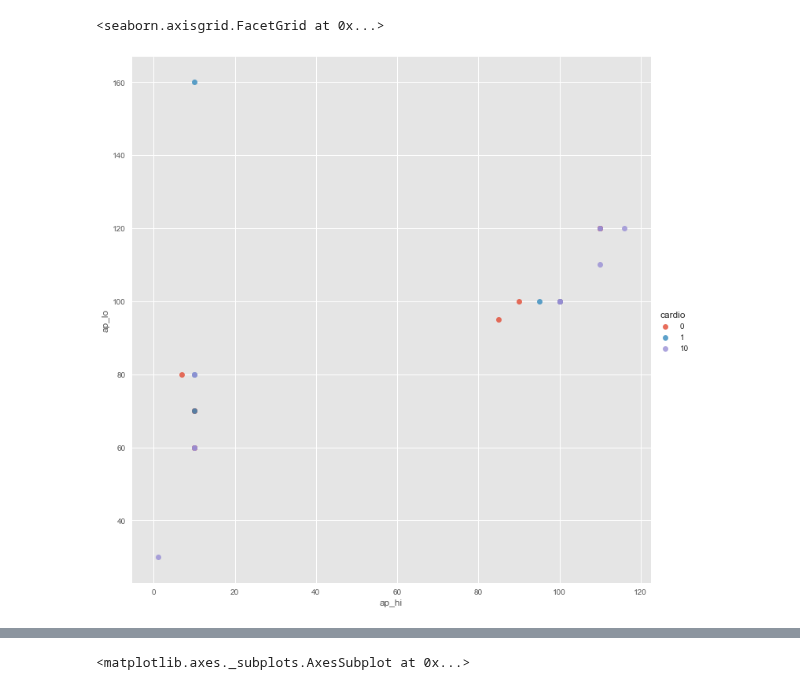
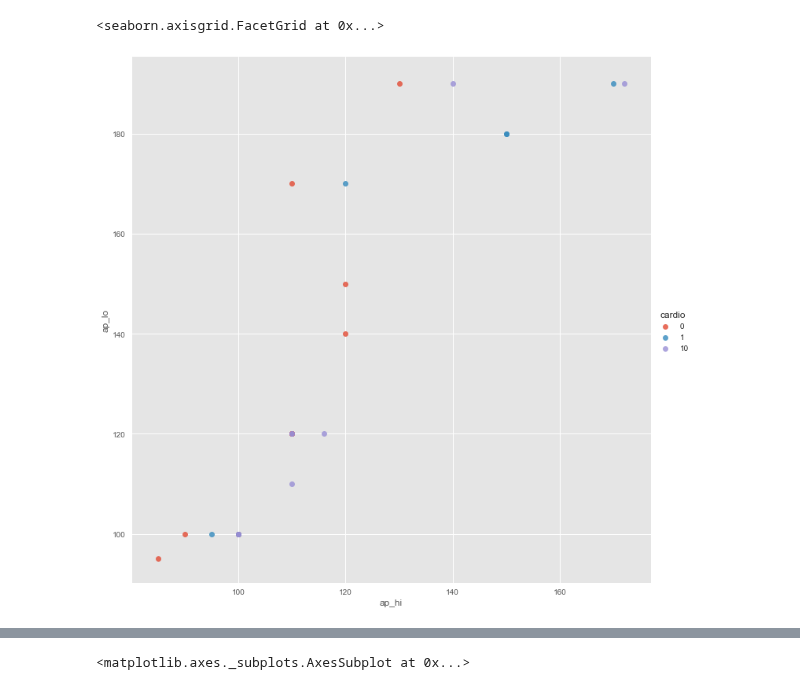
Before and after one commit to mortido/ML-Boot-Camp-V, a Jupyter notebook: models-main.ipynb, the cells around one changed output, grey strips where cells are left out. Saved outputs shown, nothing was run; the diff lists cells and outputs as text; code cells hidden in the pictures.

```diff
--- a/models-main.ipynb
+++ b/models-main.ipynb
@@ -23,8 +23,8 @@ utils = importlib.reload(utils)
 train = pd.read_csv('train.csv', sep=';')
 test = pd.read_csv('test.csv', sep=';', na_values='None')
 
-train = utils.clean_data(train, light_clean=False)
-test = utils.clean_data(test, light_clean=False)
+train = utils.clean_data(train, more_clean=True)
+test = utils.clean_data(test, more_clean=True)
 
 train = utils.new_features(train)
 test = utils.new_features(test)
@@ -65,8 +65,8 @@ X_test['age_dif3']  =  X_test[['age_group_orig', 'age']].apply(lambda x: (x['age
 # X_train['age_dif6'] = X_train['age_group'] + X_train['age_dif2']
 # X_test['age_dif6']  =  X_test['age_group'] + X_test['age_dif2']
 # %%
-sns.lmplot(x='ap_hi', y='ap_lo', data=data.loc[data['ap_dif']<=0], hue='cardio', fit_reg=False, size=10)
+sns.lmplot(x='ap_hi', y='ap_lo', data=data.loc[(data['ap_hi'] <= data['ap_lo'])], hue='cardio', fit_reg=False, size=10)
 # %% [output]
 <seaborn.axisgrid.FacetGrid at 0x...>
-[figure, old version]
+[figure, new version]
 # %%
```
Also changed, not shown: parts of 5 cells of this notebook, 3 other files.
